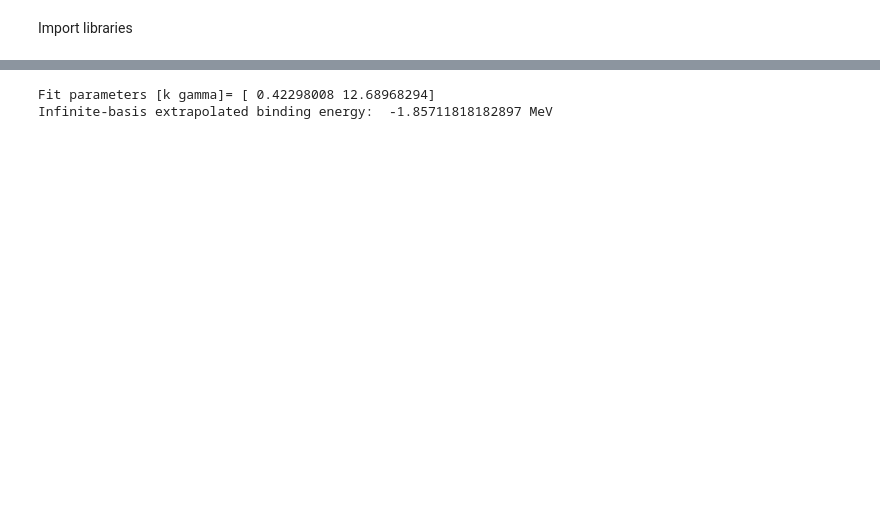
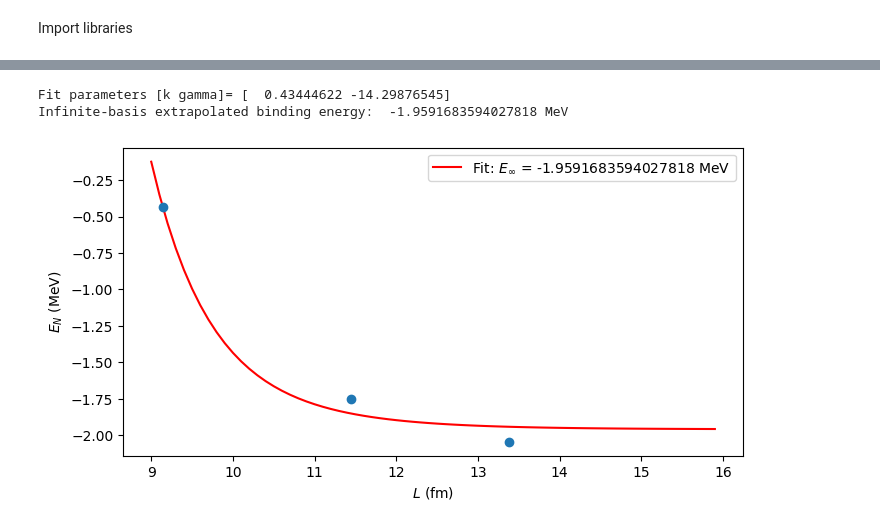
Before and after one commit to diegoscantam/2qubits, a Jupyter notebook: deuteron.ipynb, the cells around one changed output, grey strips where cells are left out. Drawn from its saved outputs; the diff is of its cells as text; code cells hidden in the pictures; blank space fills up the shorter version.

```diff
--- a/deuteron.ipynb
+++ b/deuteron.ipynb
@@ -94,26 +140,35 @@ Lowest trial energy for N=2:  -1.7491336040155567 MeV
 [figure]
 # %%
 # List of trial energies
-E_data = np.array([E_1 , E_2])
+E_data = np.array([E_1, E_2, E_3])
 
 # Effective hard-wall radius for N=1 and N=2
-L = np.array([9.14, 11.45])  # fm
+L = np.array([9.14, 11.45, 13.38])  # fm
 
 # Harmonic oscillator variant of Lüscher formula
 #   k: bound state momentum fm^(-1)
 #   gamma: asymptotic normalization coefficient fm^(-1/2)
 def luscher(l, k, gamma):
     return -hbar_c*hbar_c*k*k/(2*m)*(1 - 2*gamma*gamma*np.exp(-2*k*l)/k - 4*(gamma**4)*l*np.exp(-4*k*l)/k)
+            #hbar_c*hbar_c*k*gamma*gamma*(1- gamma*gamma/k - (gamma**4)/(4*k*k) + 2*w*k*(gamma**4))*np.exp(-4*k*l)/m
 
 # Fit to k and gamma
 param, cov = curve_fit(luscher, L, E_data)
 
-#delta_E_2 = (hbar_c*hbar_c/(2*m))*(param[0]*param[1]*param[1]*np.exp(-2*param[0]*L[1])+2*param[0]*(param[1]**4)*L[1]*np.exp(-4*param[0]*L[1]))
-#print('Alternative result: ', E_2 - delta_E_2, 'MeV')
-
+# Fit plot
+ll = np.arange(9,16,0.1)
+ee = luscher(ll, param[0], param[1])
+lbl = 'Fit: $E_\infty$ = ' + str(-hbar_c*hbar_c*param[0]*param[0]/(2*m)) + ' MeV'
+plt.figure(figsize=(w,h))
+plt.plot(ll, ee, color='red', label= lbl)
+plt.scatter(L, E_data, zorder=5)
+plt.legend()
+plt.xlabel('$L$ (fm)')
+plt.ylabel('$E_N$ (MeV)')
 # Results
 print('Fit parameters [k gamma]=', param)
 print('Infinite-basis extrapolated binding energy: ', -hbar_c*hbar_c*param[0]*param[0]/(2*m), 'MeV')
 # %% [output]
-Fit parameters [k gamma]= [ 0.42298008 12.68968294]
-Infinite-basis extrapolated binding energy:  -1.85711818182897 MeV
+Fit parameters [k gamma]= [  0.43444622 -14.29876545]
+Infinite-basis extrapolated binding energy:  -1.9591683594027818 MeV
+[figure, added]
```
Also changed, not shown: parts of 2 cells of this notebook.
